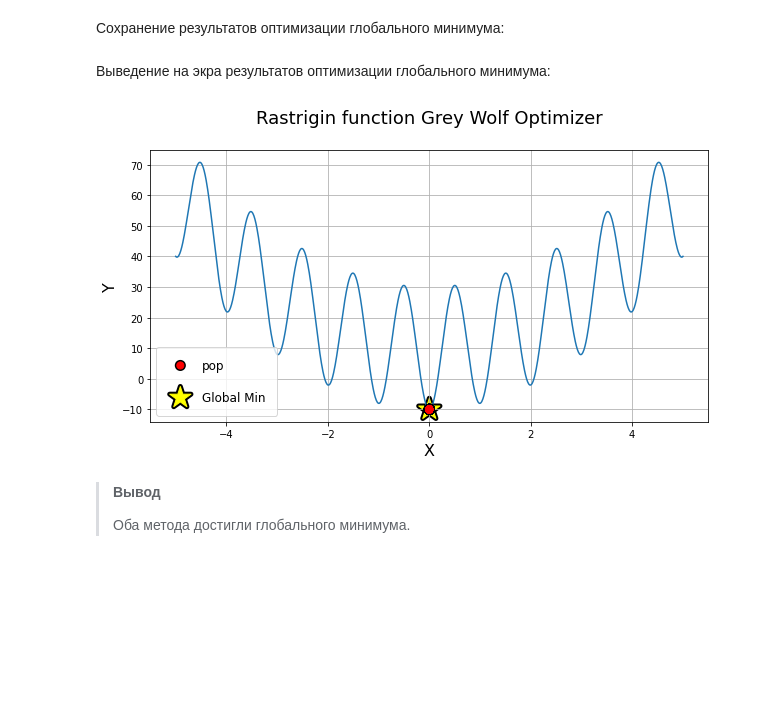
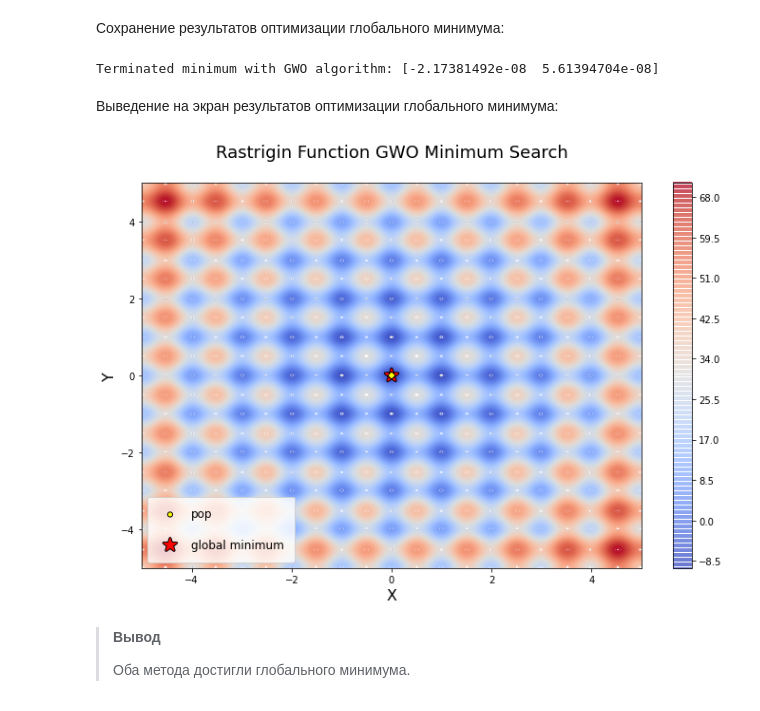
Before and after one commit to tidalinn/mai_term01_artificial_intelligence_course, a Jupyter notebook: 02_laboratory_work.ipynb, the cells around one changed output. Saved outputs shown, nothing was run; the diff lists cells and outputs as text; code cells hidden in the pictures; blank space fills up the shorter version.

```diff
--- a/02_laboratory_work.ipynb
+++ b/02_laboratory_work.ipynb
@@ -267,16 +248,16 @@ plot_function_min_search_2d(x_linear, y_linear, rastrigin_loss,
 # %% [markdown]
 Сохранение результатов оптимизации глобального минимума:
 # %%
-get_x, get_f, champion_x = get_algo_pop(prob, pg.gwo)
+algo, pop = get_algo_pop(prob, pg.gwo, 'GWO', gen=10)
+# %% [output]
+Terminated minimum with GWO algorithm: [-2.17381492e-08  5.61394704e-08]
 # %% [markdown]
-Выведение на экра результатов оптимизации глобального минимума:
+Выведение на экран результатов оптимизации глобального минимума:
-# %%
-plot_function_min_search_2d(x_linear, y_linear, rastrigin_loss,
-                            [get_x, get_f],
-                            'Rastrigin function Grey Wolf Optimizer',
-                            champion_x)
-# %% [output]
-[figure, removed]
+# %%
+plot_contour_search_2d(x_linear, y_linear, rastrigin_loss, pop,
+                       'Rastrigin Function GWO Minimum Search')
+# %% [output]
+[figure, added]
 # %% [markdown]
 >**Вывод**
 >
```
Also changed, not shown: parts of 76 cells of this notebook, 2 other files.
